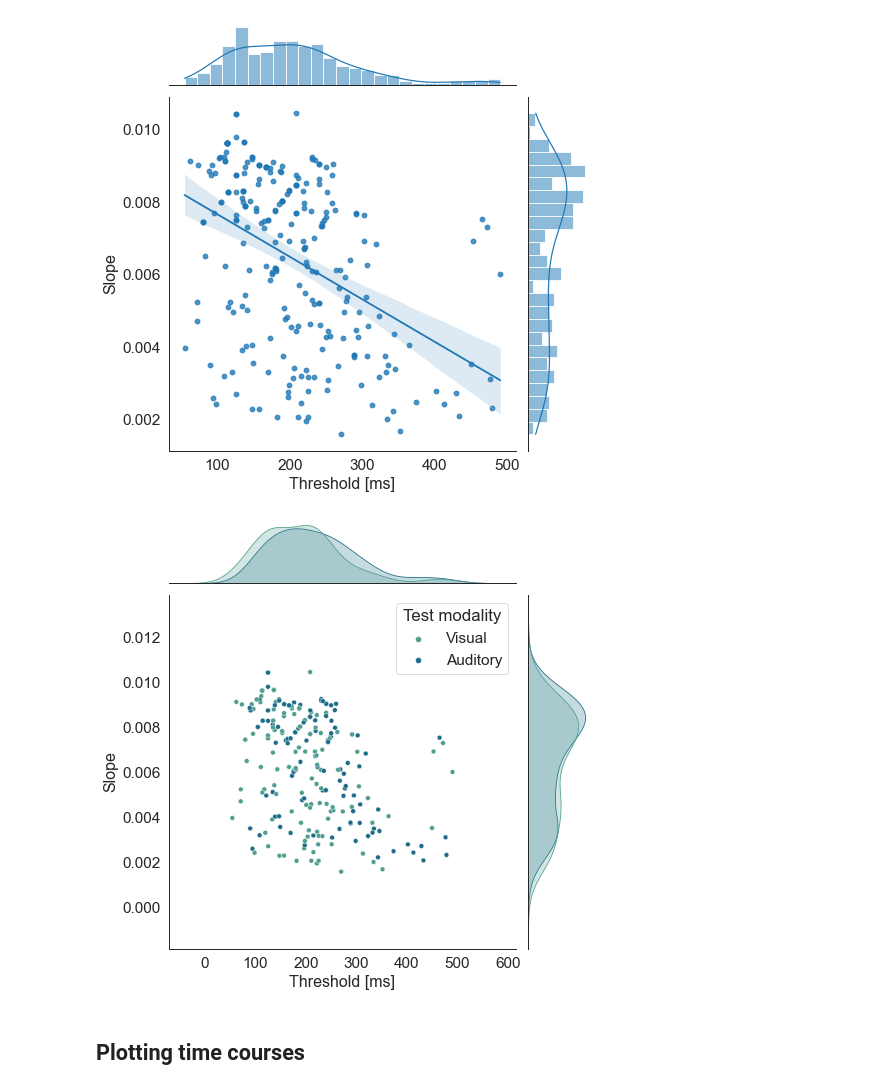
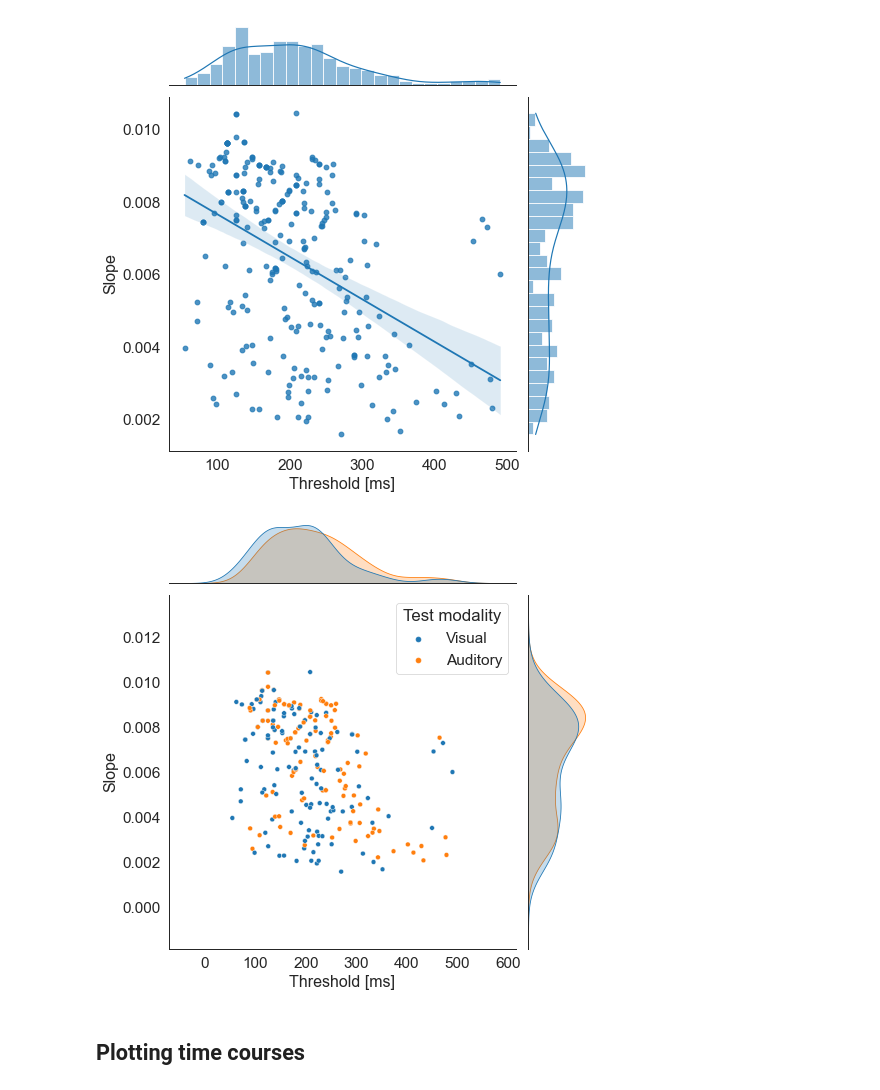
Before and after one commit to ChristinaSchmitter/seaborn_demo, a Jupyter notebook: seaborn_demo.ipynb, the cells around one changed output. Saved outputs shown, nothing was run; the diff lists cells and outputs as text; code cells hidden in the pictures.

```diff
--- a/seaborn_demo.ipynb
+++ b/seaborn_demo.ipynb
@@ -19,6 +19,6 @@ import matplotlib.pyplot as plt
 import functions_seaborn_demo as func
 # %%
-group_stats = pd.read_excel('group_stats.xlsx')
+group_stats = pd.read_excel('data/group_stats.xlsx')
 group_stats.head()
 # %% [output]
 |  | participant | movement_type | adaptation_modality | test_modality | adaptation_delay | thresholds | slopes | ... |
@@ -383,21 +381,20 @@ plt.show()
 # %%
 sns.set_style("white")
 sns.set_context("paper", font_scale = 1.75)
 
 plot = sns.jointplot(data = group_stats,
                      x = "thresholds",
                      y = "slopes",
                      kind = "scatter",
                      hue = 'test_modality',
-                     palette = 'crest',
                      height = 7)
 
 handles, labels = plot.ax_joint.get_legend_handles_labels()
 plot.ax_joint.legend(handles = handles, labels = labels, title = 'Test modality')
 plot.set_axis_labels('Threshold [ms]', 'Slope', fontsize=16)
 plt.show()
 # %% [output]
-[figure, old version]
+[figure, new version]
 # %% [markdown]
 ## Plotting time courses
 # %% [markdown]
```
Also changed, not shown: parts of 23 cells of this notebook, 5 other files.
